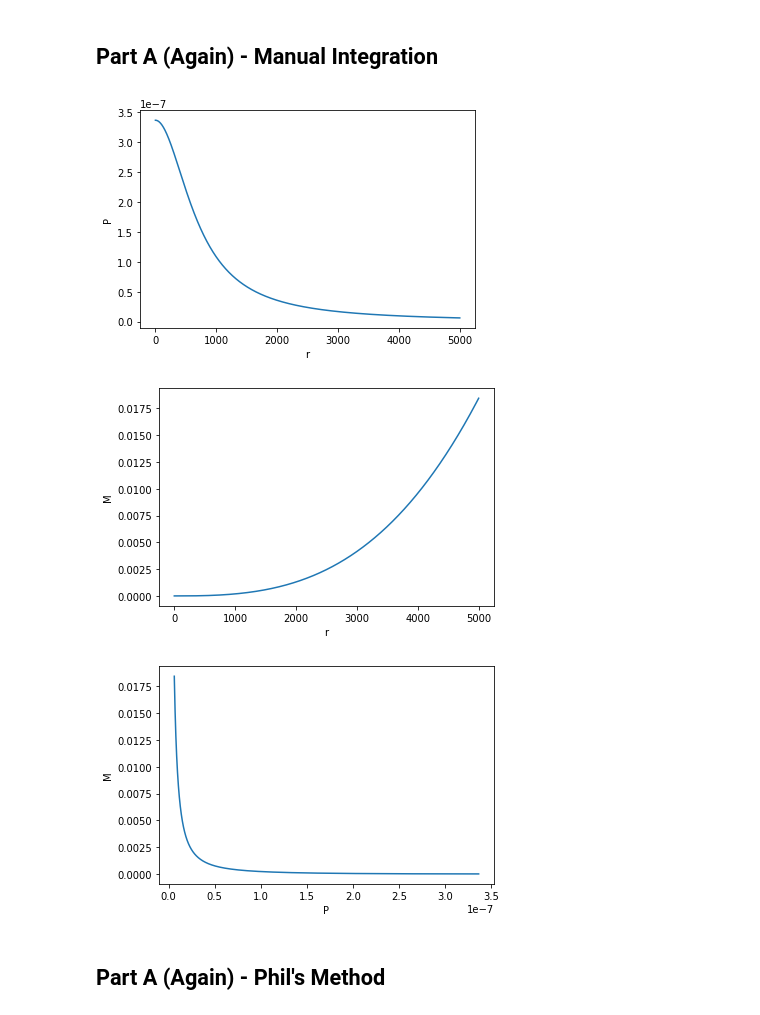
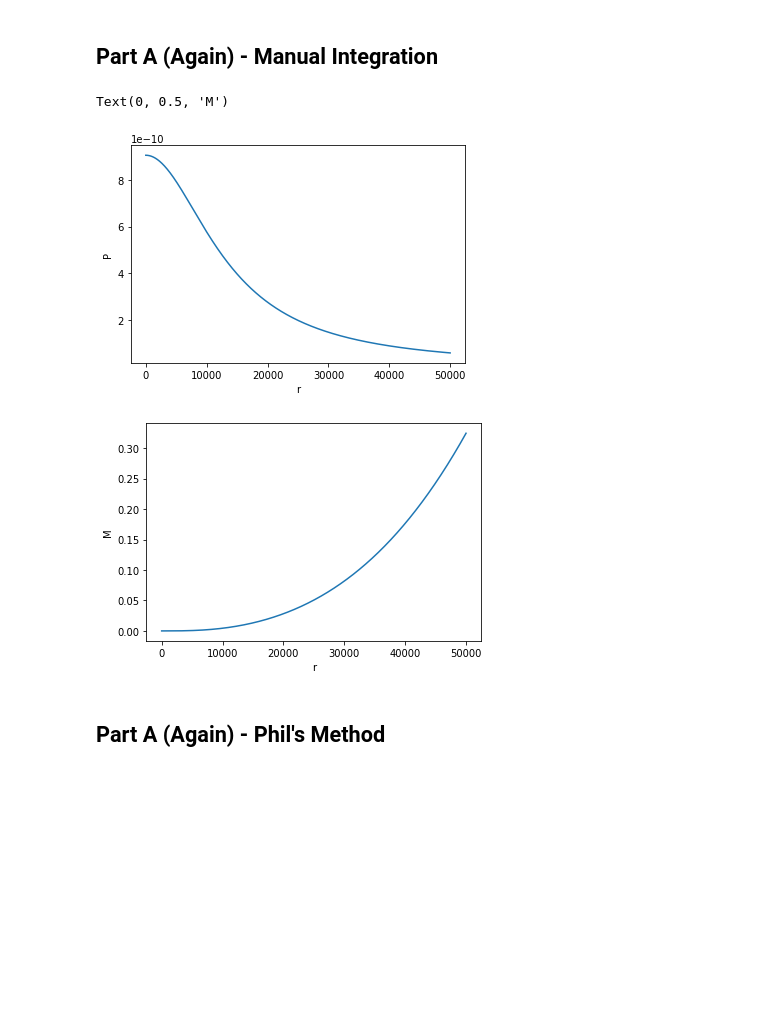
Before and after one commit to utkarsh7236/fmodes, a Jupyter notebook: Intro/CTA200 Final Project Assignment.ipynb, the cells around one changed output. Saved outputs shown, nothing was run; the diff lists cells and outputs as text; code cells hidden in the pictures; blank space fills up the shorter version.

```diff
--- a/Intro/CTA200 Final Project Assignment.ipynb
+++ b/Intro/CTA200 Final Project Assignment.ipynb
@@ -235,11 +235,11 @@ Polytopic index of $\gamma \approx \frac{7}{5}$ seem to correspond to the most s
 # c = 2.998e10 # cms-1
 G = c = 1
 # N=int(1e5)
-df = pd.read_csv("sly.csv")
+df = pd.read_csv("sly230a.csv")
 n_den = 2.3e14
 e_den = df.energy_densityc2
 e_den_normed = e_den/n_den
-p = sly.pressurec2
+p = df.pressurec2
 
 e_den_normed = e_den_normed*(c**2) # Should I be putting a c^2 here?
 pressure = p*(c**2)
@@ -334,7 +338,7 @@ plt.show()
 P_list = []
 M_list = []
 r_list = []
-dr = 1e-2
+dr = 1e-1
 
 m0 = 4/3 * np.pi * r_i**3 * e_c
 
@@ -365,6 +369,7 @@ while p_curr>0:
     P_list.append(p_curr)
     M_list.append(m_curr)
     r_list.append(r_curr)
+pbar.close()
 # %%
 P = np.array(P_list)
 M = np.array(M_list)
@@ -374,24 +379,24 @@ r = np.array(r_list)
 # %%
 plt.figure()
 plt.plot(r, P)
 plt.xlabel("r")
 plt.ylabel("P")
 
 plt.figure()
 plt.plot(r, M)
 plt.xlabel("r")
 plt.ylabel("M")
 
 
-plt.figure()
-plt.plot(P, M)
-plt.xlabel("P")
-plt.ylabel("M")
-plt.show()
+# plt.figure()
+# plt.plot(P, M)
+# plt.xlabel("P")
+# plt.ylabel("M")
+# plt.show()
 # %% [output]
+Text(0, 0.5, 'M')
-[figure, old version]
+[figure, new version]
-[figure, old version]
+[figure, new version]
-[figure, removed]
 # %% [markdown]
 ## Part A (Again) - Phil's Method
 # %%
```
Also changed, not shown: parts of 7 cells of this notebook.
